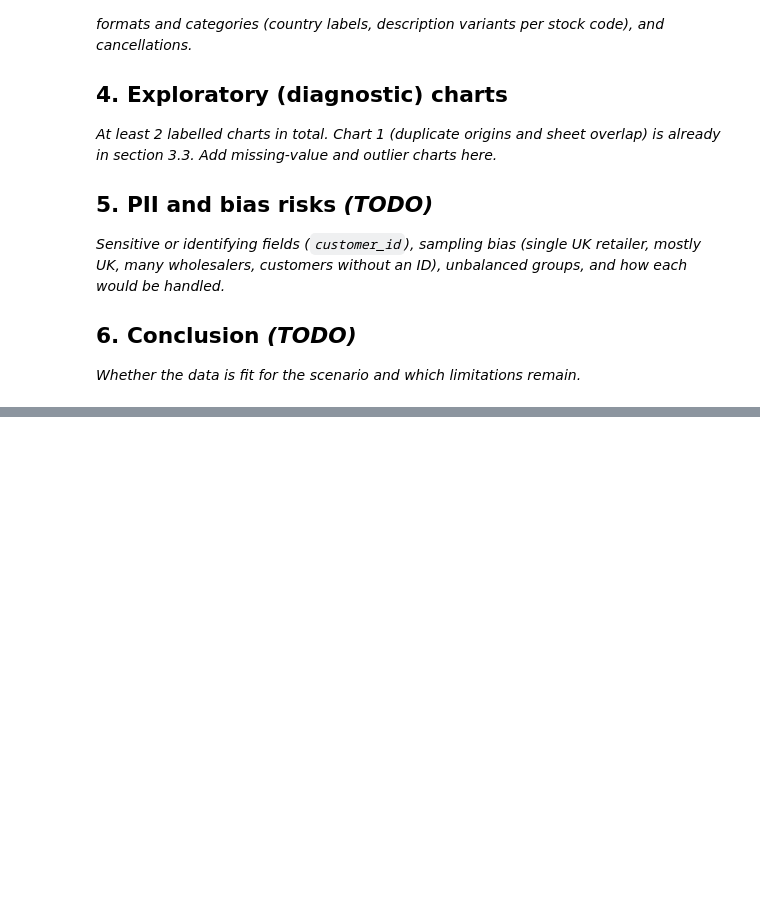
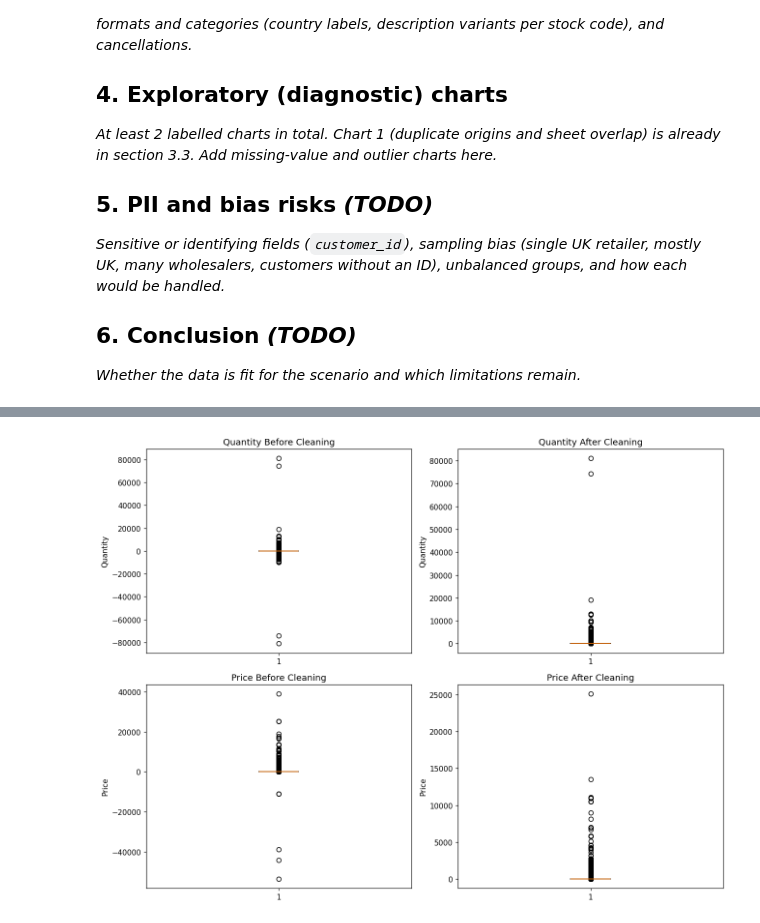
Before and after one commit to MaheyshRamesh/DataEngineering, a Jupyter notebook: Assignment1_Data_Profiling.ipynb, the cells around one changed output, grey strips where cells are left out. Cells and saved outputs as stored; diff of their text form; code cells hidden in the pictures; blank space fills up the shorter version.

```diff
--- a/Assignment1_Data_Profiling.ipynb
+++ b/Assignment1_Data_Profiling.ipynb
@@ -499,0 +1009,31 @@ _Whether the data is fit for the scenario and which limitations remain._
+# %%
+
+import matplotlib.pyplot as plt
+
+# Compare quantity and price before and after cleaning
+fig, axes = plt.subplots(2, 2, figsize=(12, 9))
+
+# Quantity before cleaning
+axes[0, 0].boxplot(df_before['quantity'].dropna())
+axes[0, 0].set_title('Quantity Before Cleaning')
+axes[0, 0].set_ylabel('Quantity')
+
+# Quantity after cleaning
+axes[0, 1].boxplot(df_after['quantity'].dropna())
+axes[0, 1].set_title('Quantity After Cleaning')
+axes[0, 1].set_ylabel('Quantity')
+
+# Price before cleaning
+axes[1, 0].boxplot(df_before['price'].dropna())
+axes[1, 0].set_title('Price Before Cleaning')
+axes[1, 0].set_ylabel('Price')
+
+# Price after cleaning
+axes[1, 1].boxplot(df_after['price'].dropna())
+axes[1, 1].set_title('Price After Cleaning')
+axes[1, 1].set_ylabel('Price')
+
+plt.tight_layout()
+plt.show()
+# %% [output]
+[figure, added]
```
Also changed, not shown: parts of 38 cells of this notebook, 1 other file.
